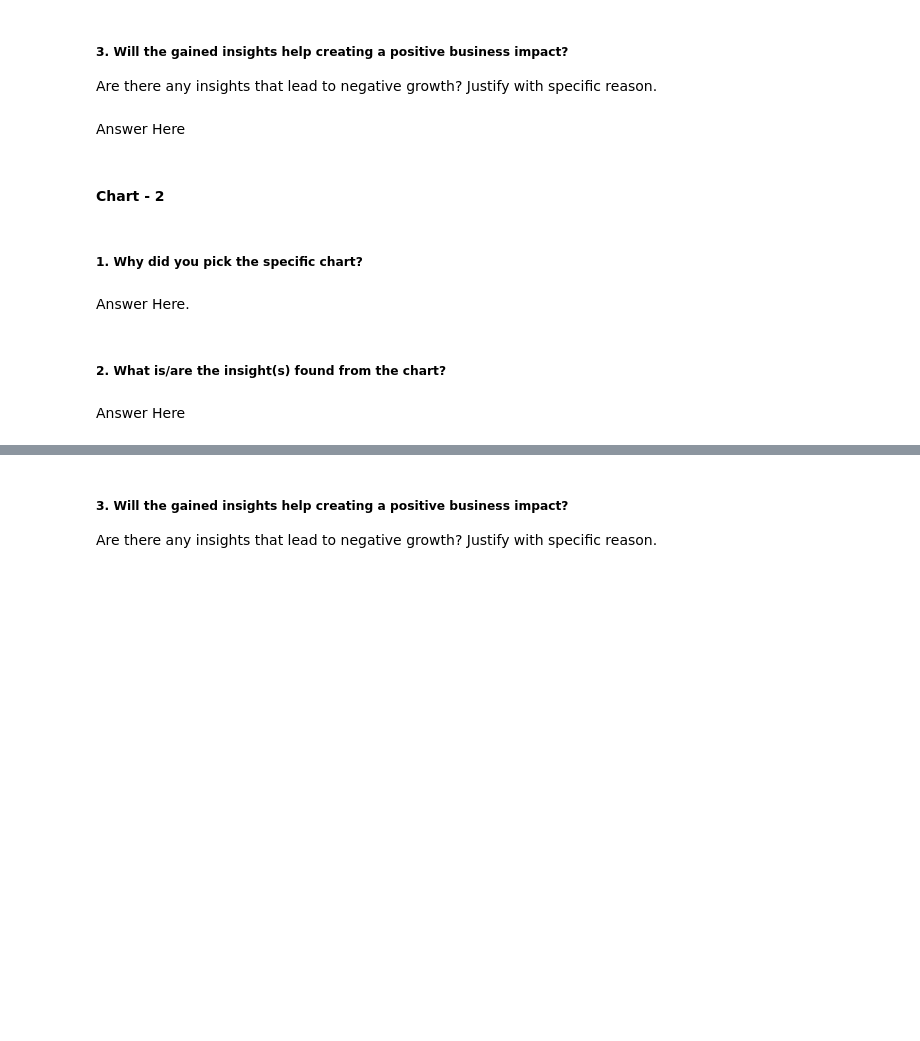
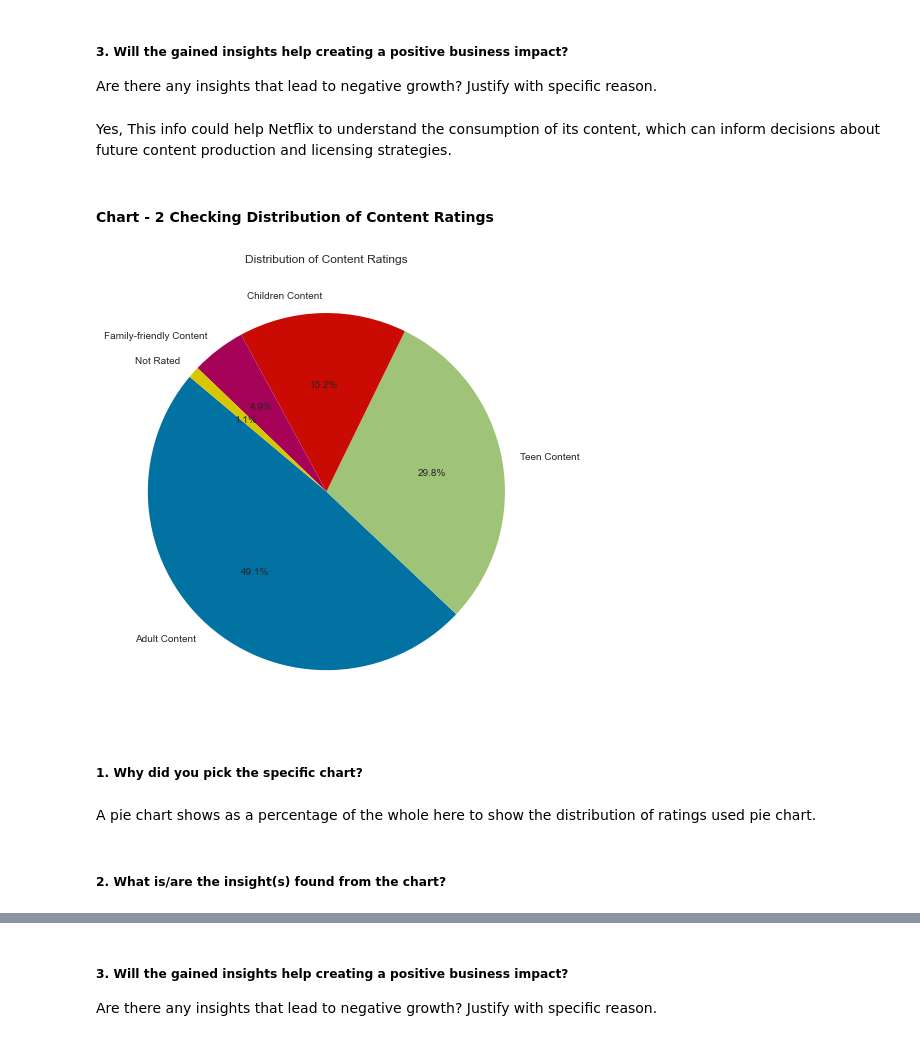
Before and after one commit to vyankath/Capstone_UL_NMTC, a Jupyter notebook: USC_Submission_NMTC.ipynb, the cells around one changed output, grey strips where cells are left out. Saved outputs shown, nothing was run; the diff lists cells and outputs as text; code cells hidden in the pictures; blank space fills up the shorter version.

```diff
--- a/USC_Submission_NMTC.ipynb
+++ b/USC_Submission_NMTC.ipynb
@@ -330,7 +703,7 @@ Answer Here
 # %% [markdown]
 ##### 3. Will the gained insights help creating a positive business impact?
 Are there any insights that lead to negative growth? Justify with specific reason.
-# %% [markdown]
-Answer Here
+# %% [markdown]
+Yes, This info could help Netflix to understand the consumption of its content, which can inform decisions about future content production and licensing strategies.
 # %% [markdown]
-#### Chart - 2
+#### Chart - 2 Checking Distribution of Content Ratings
@@ -339,8 +710,15 @@ Answer Here
+# %%
+# Chart - 2 visualization code
+rating_counts = df['rating'].value_counts()
+plt.figure(figsize=(8, 12))
+plt.pie(rating_counts, labels=rating_counts.index, autopct='%1.1f%%', startangle=140)
+plt.title('Distribution of Content Ratings')
+plt.show()
+# %% [output]
+[figure, added]
 # %% [markdown]
 ##### 1. Why did you pick the specific chart?
-# %% [markdown]
-Answer Here.
+# %% [markdown]
+A pie chart shows as a percentage of the whole here to show the distribution of ratings used pie chart.
 # %% [markdown]
 ##### 2. What is/are the insight(s) found from the chart?
-# %% [markdown]
-Answer Here
```
Also changed, not shown: parts of 176 cells of this notebook.
